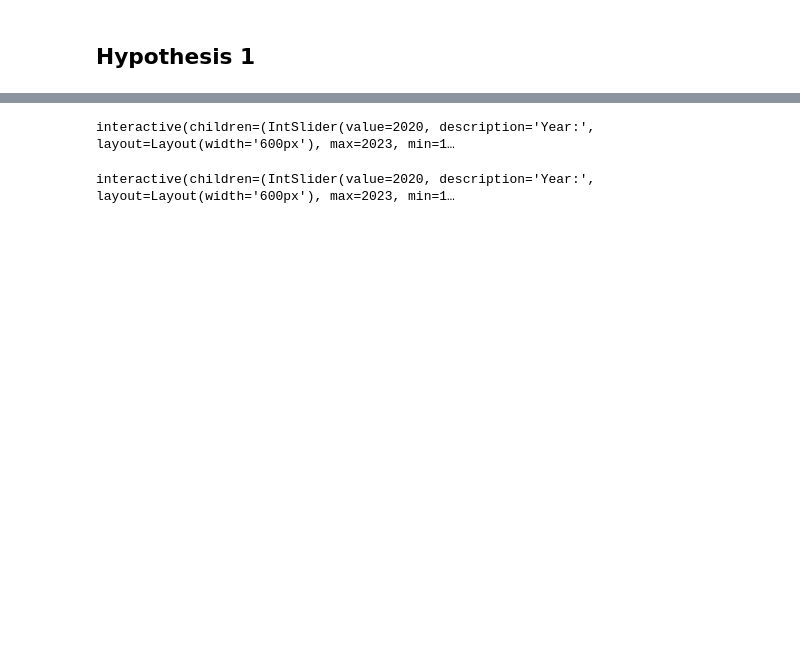
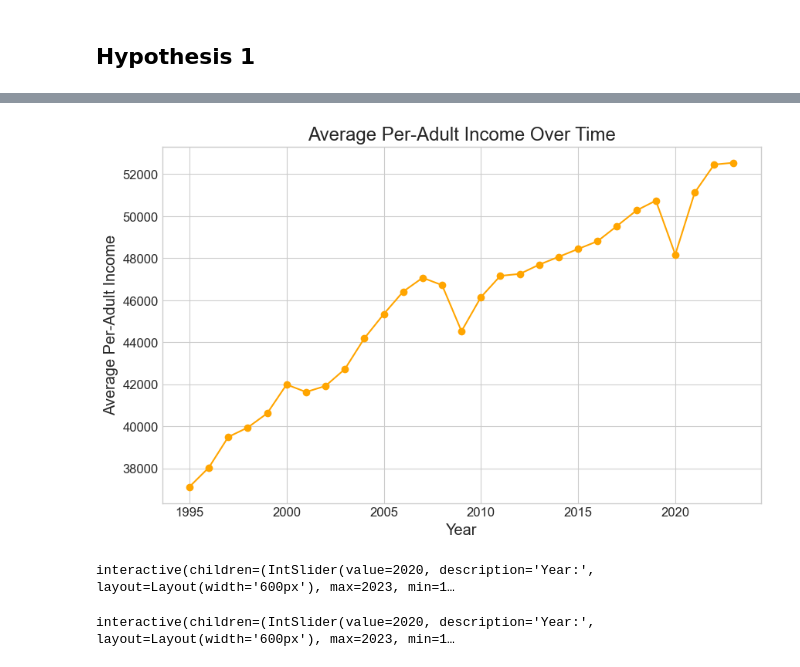
Before and after one commit to virajvekaria/IDS-Writing-Assignment, a Jupyter notebook: FINAL_SUBMISSION.ipynb, the cells around one changed output, grey strips where cells are left out. Drawn from its saved outputs; the diff is of its cells as text; code cells hidden in the pictures; blank space fills up the shorter version.

```diff
--- a/FINAL_SUBMISSION.ipynb
+++ b/FINAL_SUBMISSION.ipynb
@@ -229,0 +234,5 @@ strong multicollinearity or other numerical problems.
+# %%
+
+# 5. Average Per-Adult Income over time
+avg_income = df_merged.groupby("Year")["PerAdultIncome"].mean()
+df_merged
@@ -230,3 +253,14 @@ strong multicollinearity or other numerical problems.
+# %%
+
+plt.figure(figsize=(10, 6))
+plt.plot(avg_income.index, avg_income.values, marker='o', color='orange')
+plt.xlabel("Year")
+plt.ylabel("Average Per-Adult Income")
+plt.title("Average Per-Adult Income Over Time")
+plt.grid(True)
+plt.show()
+# %% [output]
+[figure, added]
 # %%
 import matplotlib.pyplot as plt
 import numpy as np
```
Also changed, not shown: parts of 7 cells of this notebook, 4 other files.
